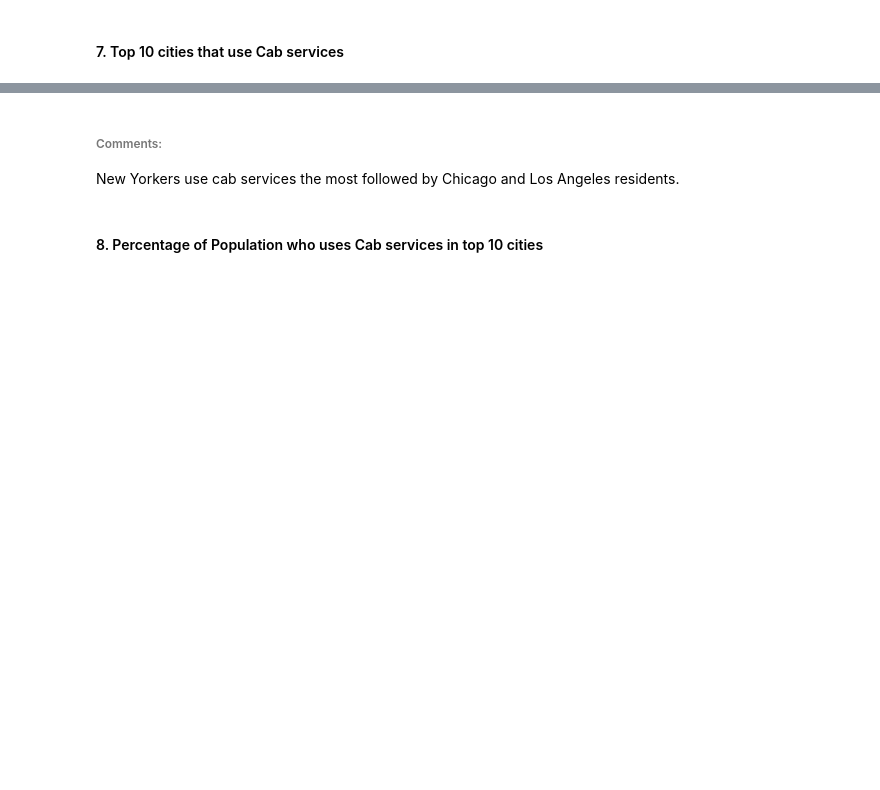
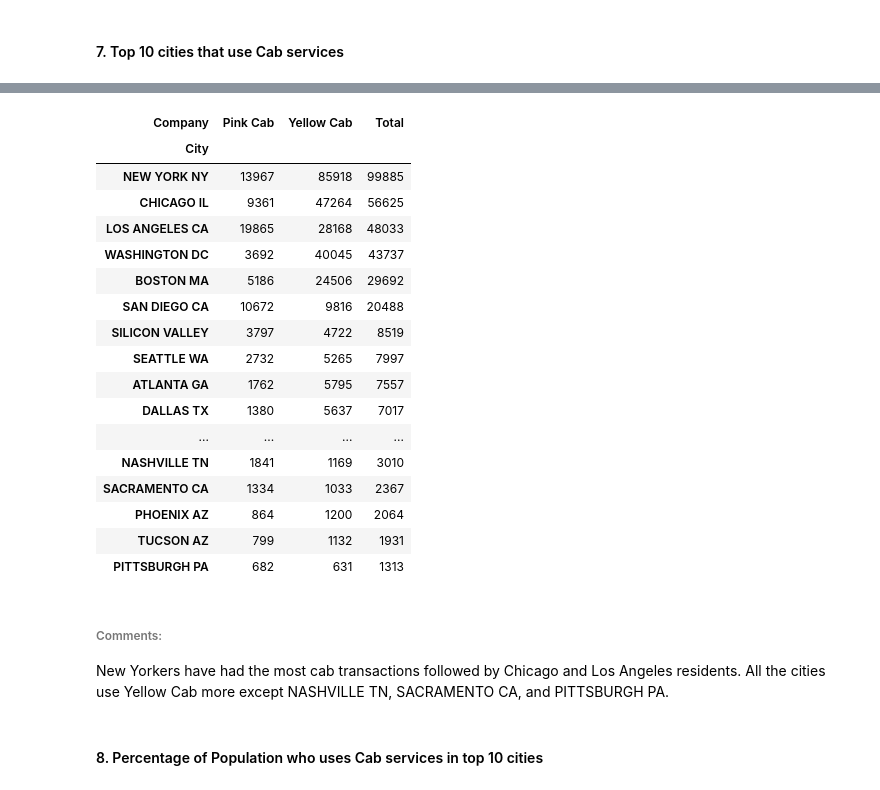
Before and after one commit to tony1523/Data-Glacier, a Jupyter notebook: Week 2/Insight for Cab Investment firm.ipynb, the cells around one changed output, grey strips where cells are left out. Saved outputs shown, nothing was run; the diff lists cells and outputs as text; code cells hidden in the pictures; blank space fills up the shorter version.

```diff
--- a/Week 2/Insight for Cab Investment firm.ipynb
+++ b/Week 2/Insight for Cab Investment firm.ipynb
@@ -355,6 +351,27 @@ plt.show()
+# %%
+city
+# %% [output]
+| Company | Pink Cab | Yellow Cab | Total |
+| City |  |  |  |
+| NEW YORK NY | 13967 | 85918 | 99885 |
+| CHICAGO IL | 9361 | 47264 | 56625 |
+| LOS ANGELES CA | 19865 | 28168 | 48033 |
+| WASHINGTON DC | 3692 | 40045 | 43737 |
+| BOSTON MA | 5186 | 24506 | 29692 |
+| SAN DIEGO CA | 10672 | 9816 | 20488 |
+| SILICON VALLEY | 3797 | 4722 | 8519 |
+| SEATTLE WA | 2732 | 5265 | 7997 |
+| ATLANTA GA | 1762 | 5795 | 7557 |
+| DALLAS TX | 1380 | 5637 | 7017 |
+| ... | ... | ... | ... |
+| NASHVILLE TN | 1841 | 1169 | 3010 |
+| SACRAMENTO CA | 1334 | 1033 | 2367 |
+| PHOENIX AZ | 864 | 1200 | 2064 |
+| TUCSON AZ | 799 | 1132 | 1931 |
+| PITTSBURGH PA | 682 | 631 | 1313 |
 # %% [markdown]
 ###### Comments:
-New Yorkers use cab services the most followed by Chicago and Los Angeles residents.
+New Yorkers have had the most cab transactions followed by Chicago and Los Angeles residents. All the cities use Yellow Cab more except NASHVILLE TN, SACRAMENTO CA, and PITTSBURGH PA.
 # %% [markdown]
 #### 8. Percentage of Population who uses Cab services in top 10 cities
 # %%
```
Also changed, not shown: parts of 7 cells of this notebook.
